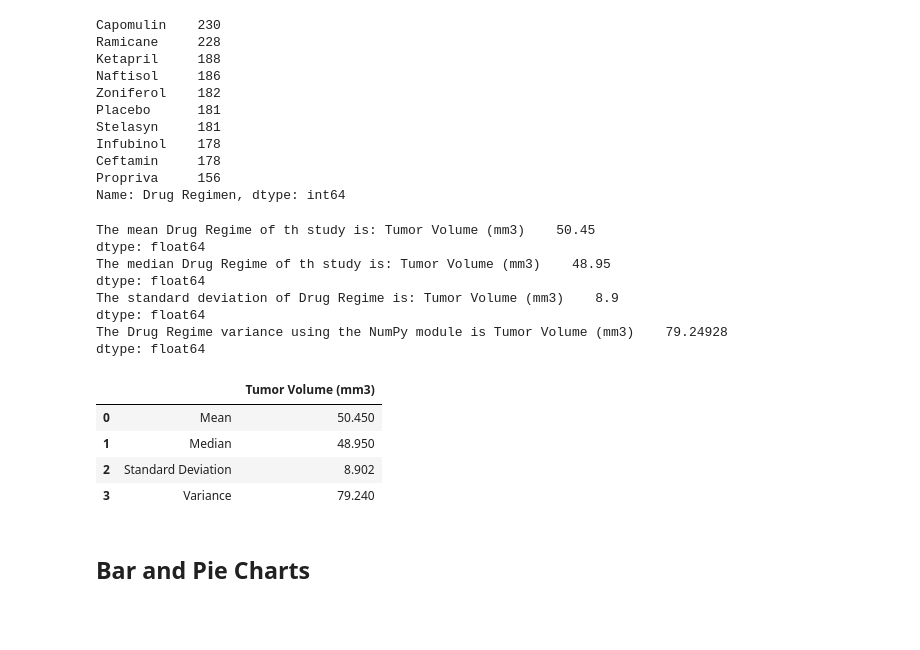
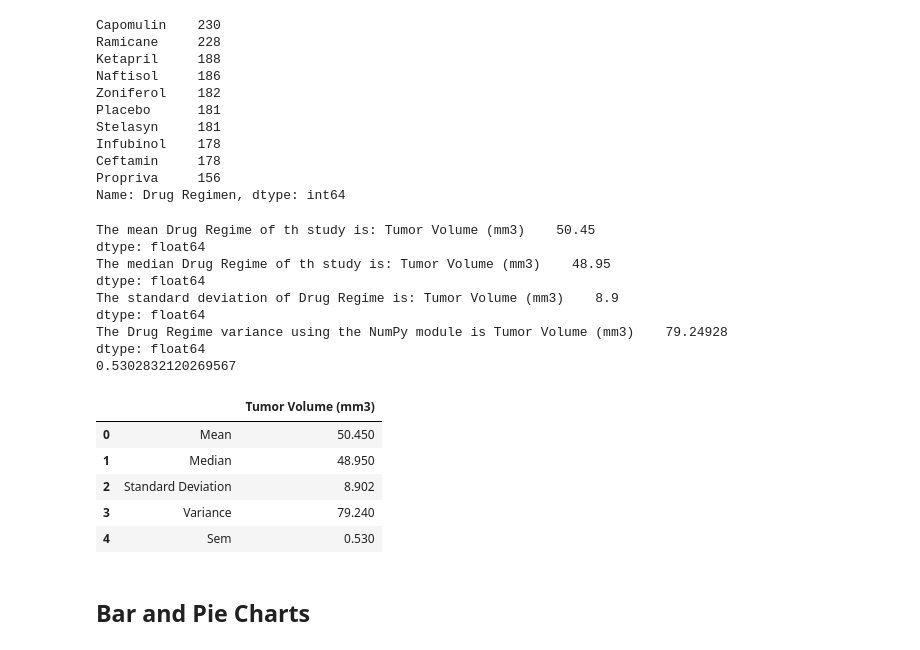
Before and after one commit to cdturner618/Matplotlib-Challenge, a Jupyter notebook: Pymaceuticals/pymaceuticals_starter.ipynb, the cells around one changed output. Cells and saved outputs as stored; diff of their text form; code cells hidden in the pictures; blank space fills up the shorter version.

```diff
--- a/Pymaceuticals/pymaceuticals_starter.ipynb
+++ b/Pymaceuticals/pymaceuticals_starter.ipynb
@@ -153,8 +162,8 @@ print(f"The standard deviation of Drug Regime is: {round(table.std(),2)}")
 var_numpy = np.var(table,ddof = 0)
 print(f"The Drug Regime variance using the NumPy module is {var_numpy}")
 
-#why = table.sample(10)
-#print(f"The SEM value for the sample Drug Regime data is {sem(why.Tumor Volume (mm3))}")
+sample= table.sample(300)
+print(sem(sample["Tumor Volume (mm3)"]))
 # %% [output]
 The mean Drug Regime of th study is: Tumor Volume (mm3)    50.45
 dtype: float64
@@ -164,17 +173,19 @@ The standard deviation of Drug Regime is: Tumor Volume (mm3)    8.9
 dtype: float64
 The Drug Regime variance using the NumPy module is Tumor Volume (mm3)    79.24928
 dtype: float64
+0.5302832120269567
 # %%
 # Assemble the resulting series into a single summary dataframe.
-Tumor_Statistics=pd.DataFrame({"":["Mean","Median","Standard Deviation","Variance"],
-                              "Tumor Volume (mm3)":[50.45,48.95,8.902,79.24]})
+Tumor_Statistics=pd.DataFrame({"":["Mean","Median","Standard Deviation","Variance","Sem"],
+                              "Tumor Volume (mm3)":[50.45,48.95,8.902,79.24,0.53]})
 Tumor_Statistics
 # %% [output]
 |  |  | Tumor Volume (mm3) |
 | 0 | Mean | 50.450 |
 | 1 | Median | 48.950 |
 | 2 | Standard Deviation | 8.902 |
 | 3 | Variance | 79.240 |
+| 4 | Sem | 0.530 |
 # %%
 # Generate a summary statistics table of mean, median, variance, standard deviation, and SEM of the tumor volume for each regimen
 
```
Also changed, not shown: parts of 1 cell of this notebook.
